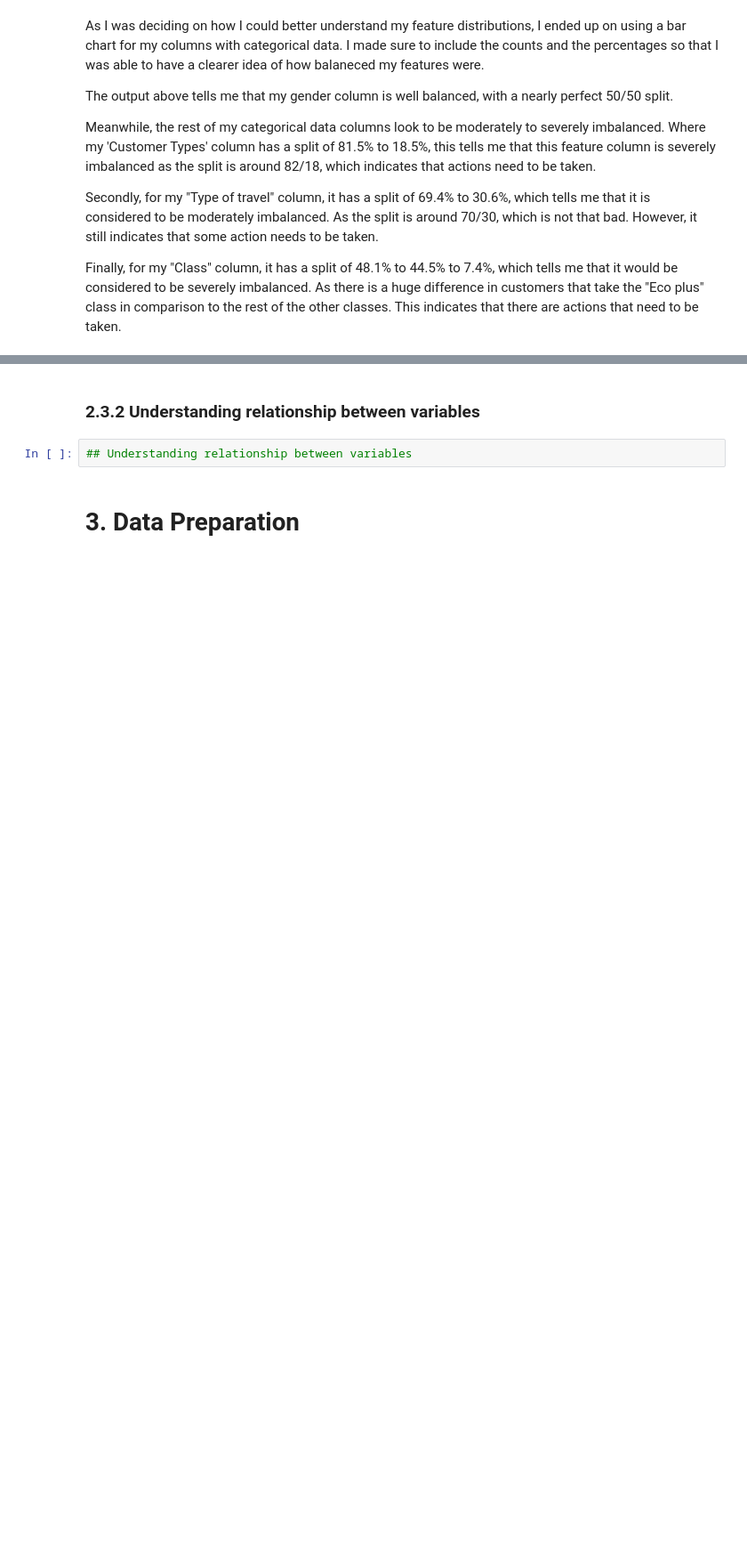
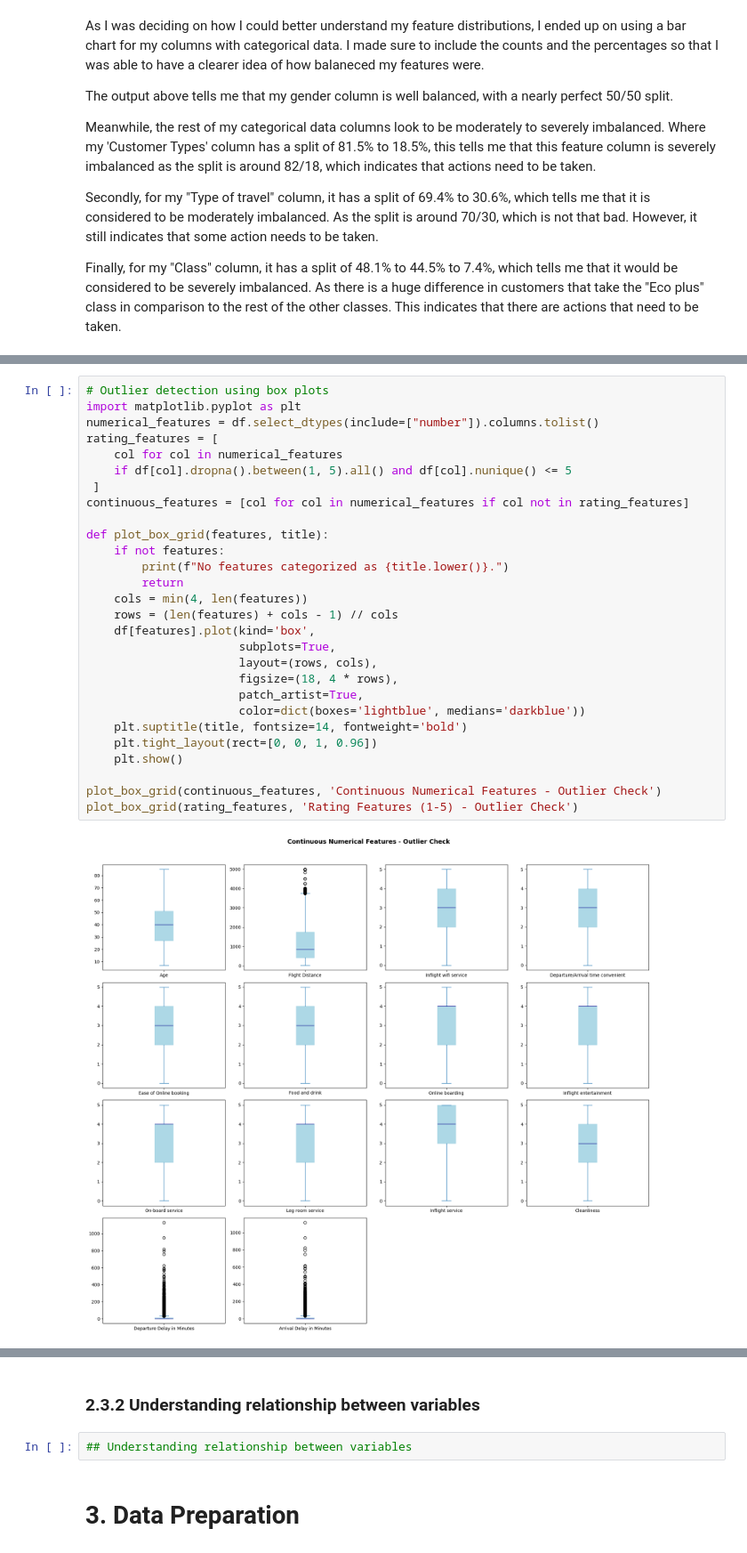
Before and after one commit to EthanYip-prog/MLDP_Project, a Jupyter notebook: MLDP_Project_Ethan.ipynb, the cells around one changed output, grey strips where cells are left out. Shown at 89% size. Drawn from its saved outputs; the diff is of its cells as text; blank space fills up the shorter version.

```diff
--- a/MLDP_Project_Ethan.ipynb
+++ b/MLDP_Project_Ethan.ipynb
@@ -221,0 +289,30 @@ col_y
+# %%
+# Outlier detection using box plots
+import matplotlib.pyplot as plt
+numerical_features = df.select_dtypes(include=["number"]).columns.tolist()
+rating_features = [
+    col for col in numerical_features
+    if df[col].dropna().between(1, 5).all() and df[col].nunique() <= 5
+ ]
+continuous_features = [col for col in numerical_features if col not in rating_features]
+
+def plot_box_grid(features, title):
+    if not features:
+        print(f"No features categorized as {title.lower()}.")
+        return
+    cols = min(4, len(features))
+    rows = (len(features) + cols - 1) // cols
+    df[features].plot(kind='box',
+                      subplots=True,
+                      layout=(rows, cols),
+                      figsize=(18, 4 * rows),
+                      patch_artist=True,
+                      color=dict(boxes='lightblue', medians='darkblue'))
+    plt.suptitle(title, fontsize=14, fontweight='bold')
+    plt.tight_layout(rect=[0, 0, 1, 0.96])
+    plt.show()
+
+plot_box_grid(continuous_features, 'Continuous Numerical Features - Outlier Check')
+plot_box_grid(rating_features, 'Rating Features (1-5) - Outlier Check')
+# %% [output]
+[figure, added]
```
Also changed, not shown: parts of 3 cells of this notebook.
